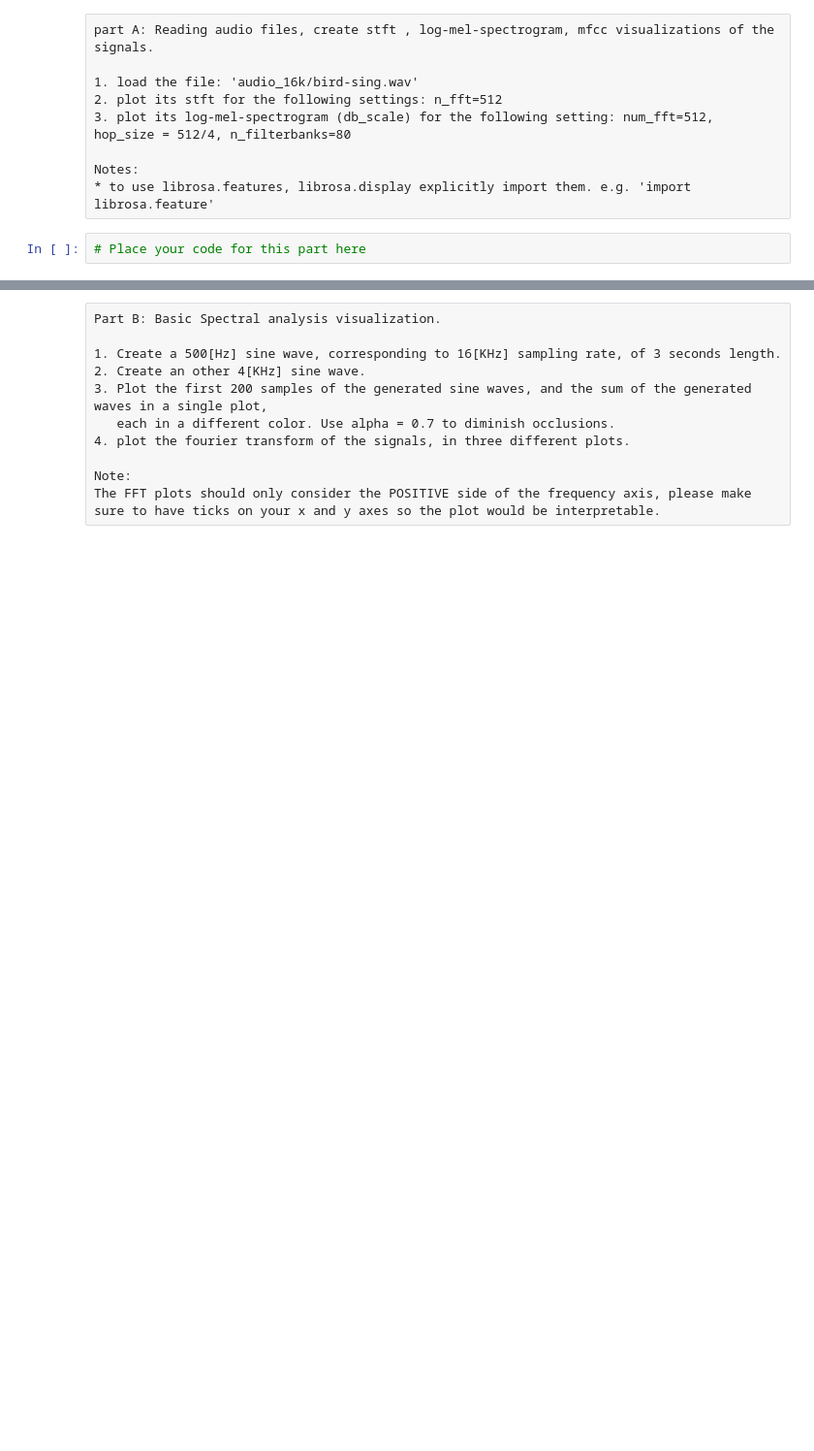
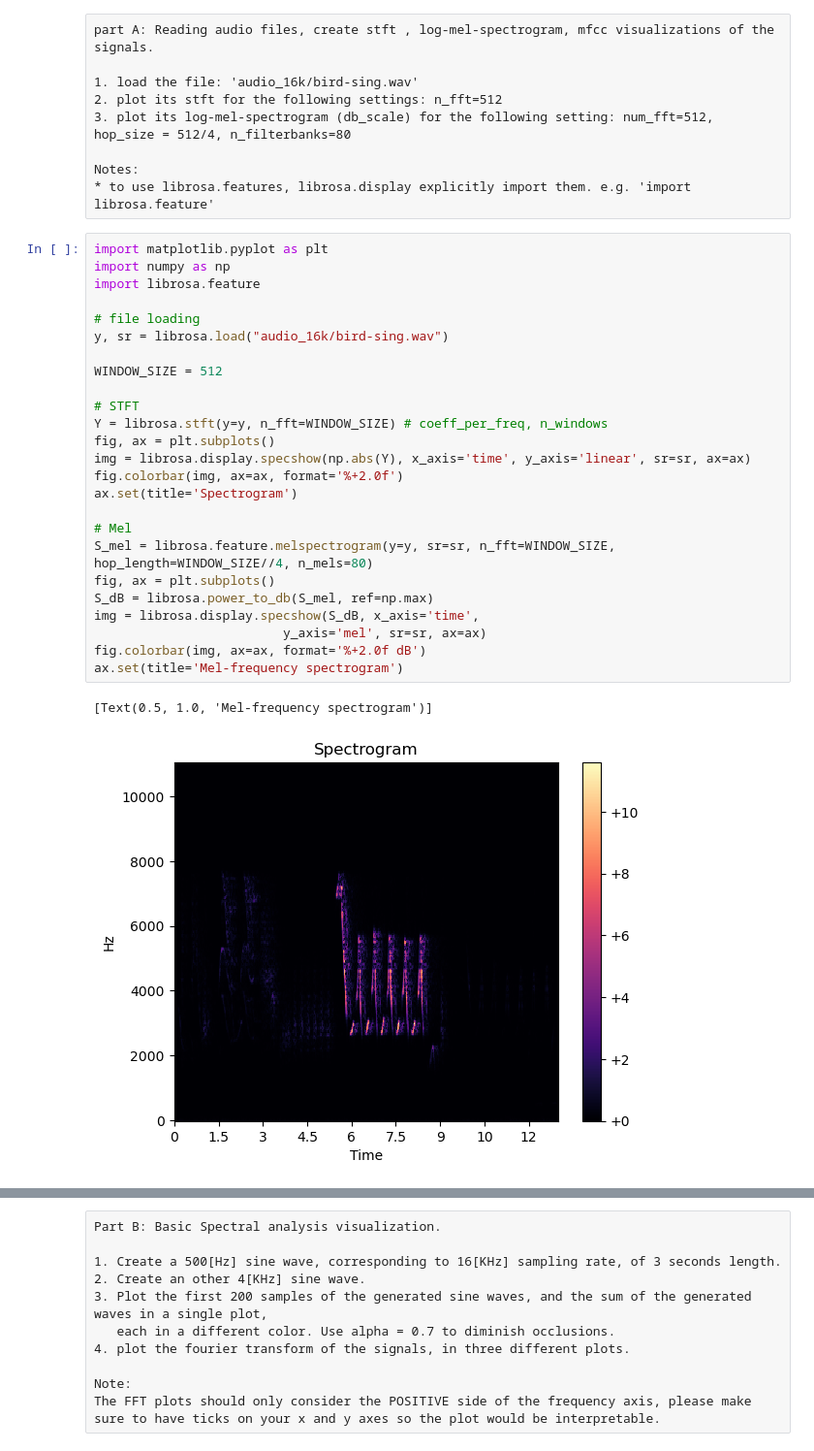
Before and after one commit to MajoRoth/ISP_ex1, a Jupyter notebook: basic_audio_handling.ipynb, the cells around one changed output, grey strips where cells are left out. Shown: that part at 97% size. Saved outputs shown, nothing was run; the diff lists cells and outputs as text; blank space fills up the shorter version.

Commit message:
basic audio handling - partial

```diff
--- a/basic_audio_handling.ipynb
+++ b/basic_audio_handling.ipynb
@@ -15,5 +15,31 @@ part A: Reading audio files, create stft , log-mel-spectrogram, mfcc visualizati
 
 Notes:
 * to use librosa.features, librosa.display explicitly import them. e.g. 'import librosa.feature'
-# %%
-# Place your code for this part here
+# %%
+import matplotlib.pyplot as plt
+import numpy as np
+import librosa.feature
+
+# file loading
+y, sr = librosa.load("audio_16k/bird-sing.wav")
+
+WINDOW_SIZE = 512
+
+# STFT
+Y = librosa.stft(y=y, n_fft=WINDOW_SIZE) # coeff_per_freq, n_windows
+fig, ax = plt.subplots()
+img = librosa.display.specshow(np.abs(Y), x_axis='time', y_axis='linear', sr=sr, ax=ax)
+fig.colorbar(img, ax=ax, format='%+2.0f')
+ax.set(title='Spectrogram')
+
+# Mel
+S_mel = librosa.feature.melspectrogram(y=y, sr=sr, n_fft=WINDOW_SIZE, hop_length=WINDOW_SIZE//4, n_mels=80)
+fig, ax = plt.subplots()
+S_dB = librosa.power_to_db(S_mel, ref=np.max)
+img = librosa.display.specshow(S_dB, x_axis='time',
+                         y_axis='mel', sr=sr, ax=ax)
+fig.colorbar(img, ax=ax, format='%+2.0f dB')
+ax.set(title='Mel-frequency spectrogram')
+# %% [output]
+[Text(0.5, 1.0, 'Mel-frequency spectrogram')]
+[figure, added]
```
Also changed, not shown: parts of 3 cells of this notebook, 1 other file.
